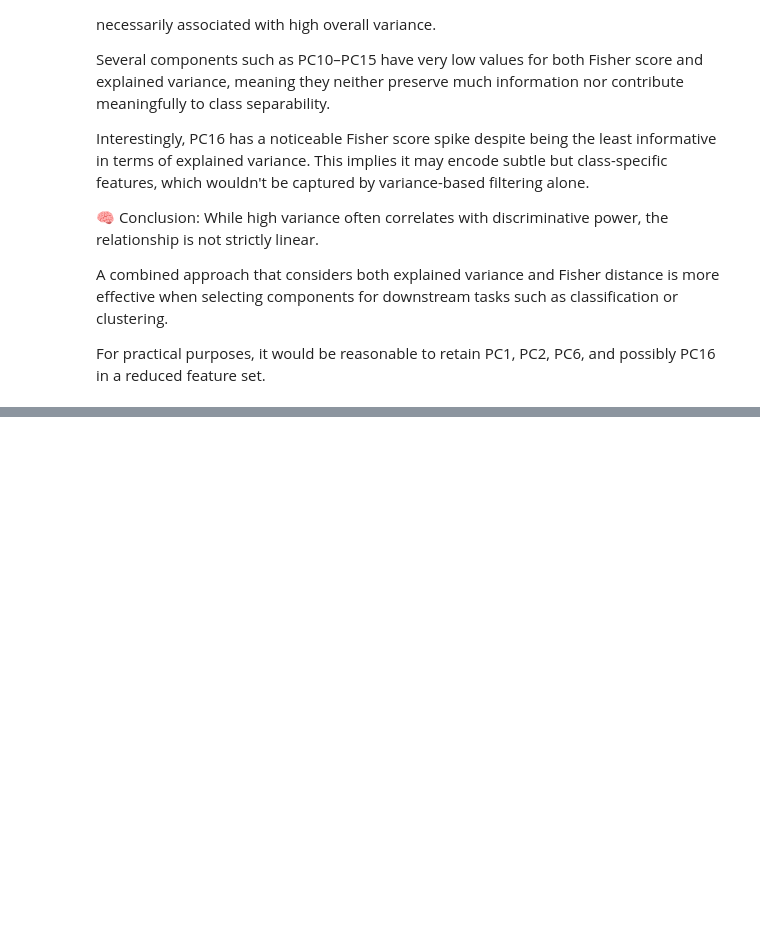
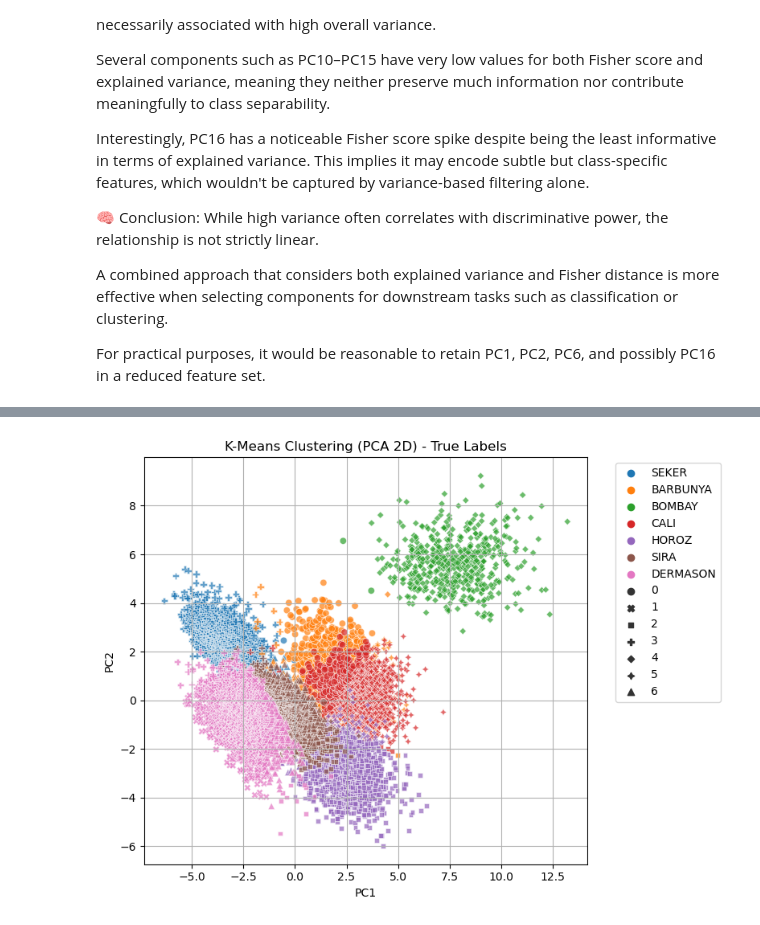
Before and after one commit to adguvener/STATISTIC_CSE555_FINAL_PROJECT, a Jupyter notebook: abdguvener_main.ipynb, the cells around one changed output, grey strips where cells are left out. Saved outputs shown, nothing was run; the diff lists cells and outputs as text; code cells hidden in the pictures; blank space fills up the shorter version.

```diff
--- a/abdguvener_main.ipynb
+++ b/abdguvener_main.ipynb
@@ -258,0 +400,30 @@ For practical purposes, it would be reasonable to retain PC1, PC2, PC6, and poss
+# %%
+from sklearn.cluster import KMeans
+
+# Use only first 2 PCA components
+pca_2d = pca_df[["PC1", "PC2"]]
+
+kmeans = KMeans(n_clusters=7, random_state=42)
+kmeans_labels = kmeans.fit_predict(pca_2d)
+
+# Plot using true labels for comparison
+import seaborn as sns
+import matplotlib.pyplot as plt
+
+plt.figure(figsize=(8, 6))
+sns.scatterplot(
+    x="PC1", y="PC2",
+    hue=y.values.ravel(),
+    palette="tab10",
+    data=pca_2d,
+    style=kmeans_labels,
+    markers=True,
+    alpha=0.7
+)
+plt.title("K-Means Clustering (PCA 2D) - True Labels")
+plt.legend(bbox_to_anchor=(1.05, 1), loc='upper left')
+plt.tight_layout()
+plt.grid(True)
+plt.show()
+# %% [output]
+[figure, added]
```
Also changed, not shown: parts of 24 cells of this notebook.
